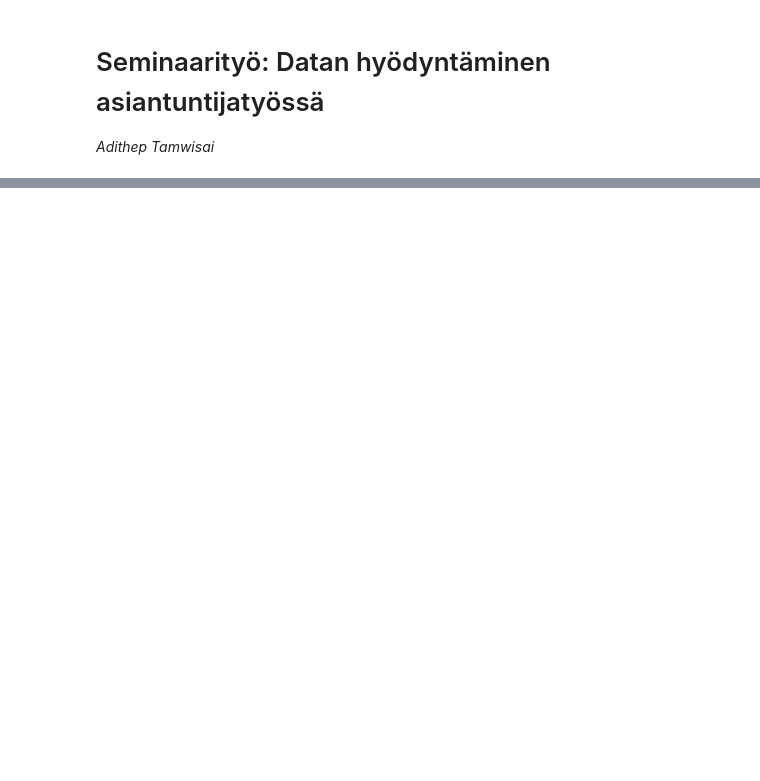
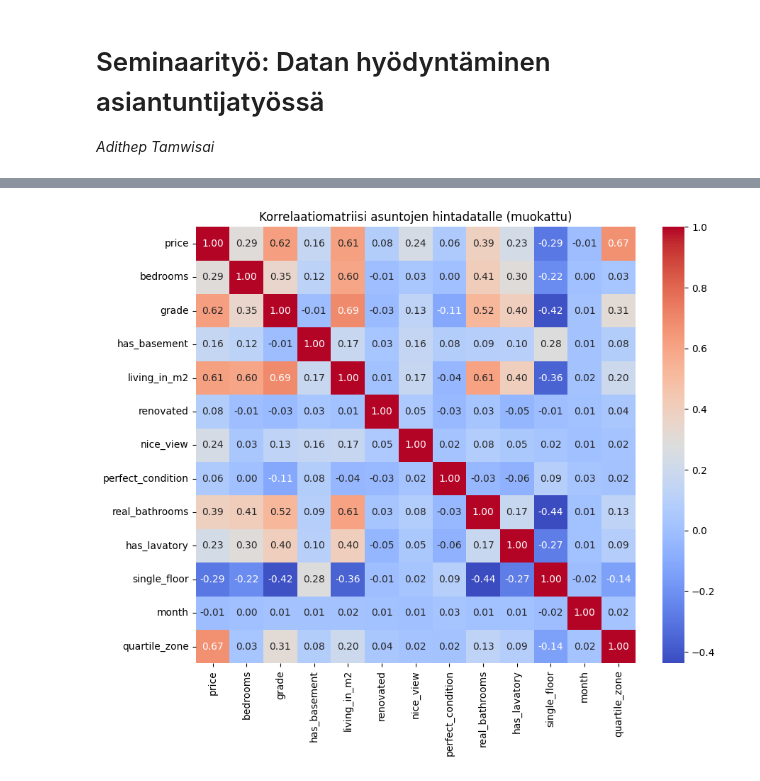
Before and after one commit to Mainm0e/Asuntojen-hintojen-ennustaminen-datan, a Jupyter notebook: notebooks/asuntojen-hintojen-ennustaminen-datan.ipynb, the cells around one changed output, grey strips where cells are left out. Saved outputs shown, nothing was run; the diff lists cells and outputs as text; code cells hidden in the pictures; blank space fills up the shorter version.

```diff
--- a/notebooks/asuntojen-hintojen-ennustaminen-datan.ipynb
+++ b/notebooks/asuntojen-hintojen-ennustaminen-datan.ipynb
@@ -106,0 +148,20 @@ X_test = scaler.transform(X_test)
+# %%
+# Luodaan kopio datasta ja muunnetaan boolean-arvot numeerisiksi
+house_data_copy = house_data.copy()
+house_data_copy = house_data_copy.replace({True: 1, False: 0})
+house_data_copy = house_data_copy.infer_objects(copy=False)
+
+
+# Poistetaan 'date'-sarakkeen kopioidusta datasetistä
+house_data_copy.drop(columns=['date'], inplace=True)
+
+# Lasketaan korrelaatiomatriisi uudelleen
+correlation_matrix_copy = house_data_copy.corr()
+
+# Piirretään korrelaatiomatriisi lämpökarttana
+plt.figure(figsize=(10, 8))
+sns.heatmap(correlation_matrix_copy, annot=True, cmap='coolwarm', fmt=".2f")
+plt.title("Korrelaatiomatriisi asuntojen hintadatalle (muokattu)")
+plt.show()
+# %% [output]
+[figure, added]
```
Also changed, not shown: parts of 29 cells of this notebook.
